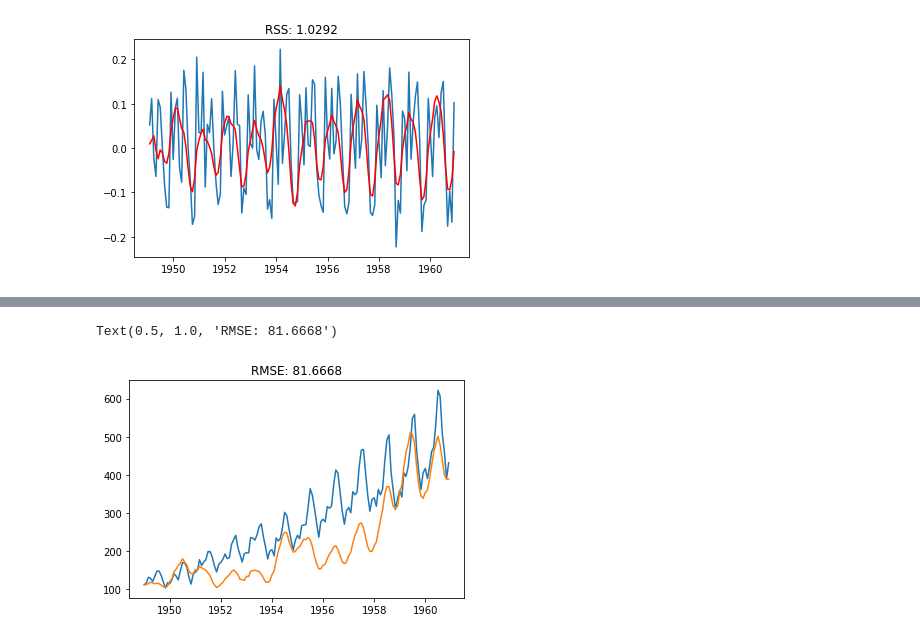
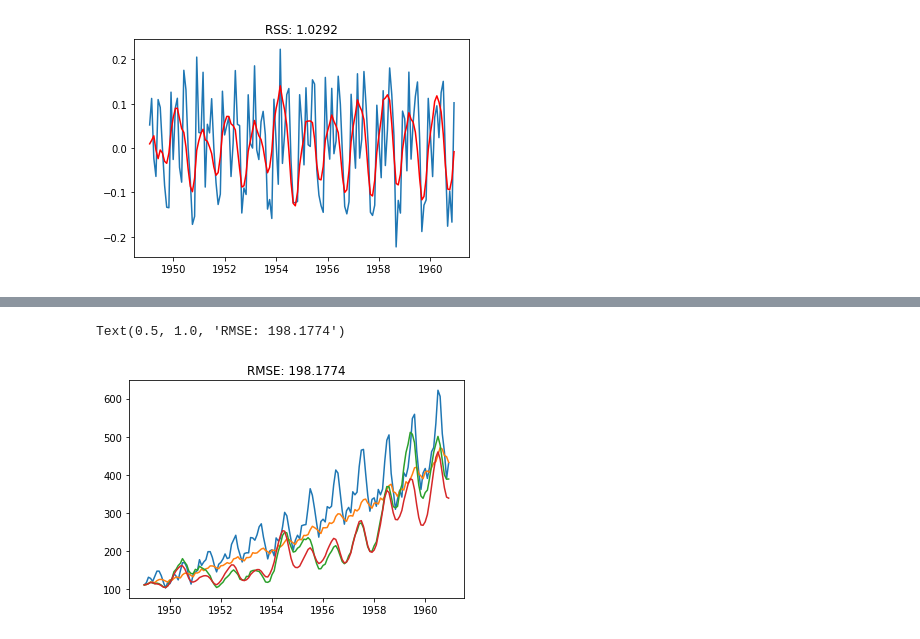
Before and after one commit to mas-student/ds-2019-03-hw12, a Jupyter notebook: hw12_part1.ipynb, the cells around one changed output, grey strips where cells are left out. Cells and saved outputs as stored; diff of their text form; code cells hidden in the pictures.

```diff
--- a/hw12_part1.ipynb
+++ b/hw12_part1.ipynb
@@ -207,7 +232,14 @@ Text(0.5, 1.0, 'RMSE: 90.1046')
 # %%
+# p = range(0, 3)
+# d = (1,)
+# q = range(0, 2)
+
 p = range(0, 3)
-d = (1,)
-q = range(0, 2)
+# d = (1,)
+d = range(1, 13)
+q = range(0, 3)
+
+
 
 from itertools import product
 
@@ -219,6 +250,0 @@ len(parameters_list)
-# %%
-for p, d, q in parameters_list:
-    model = ARIMA(ts_log, order=(p, d, q))
-    results_ARIMA = model.fit(disp=-1)
-    rss = sum((results_ARIMA.fittedvalues - ts_log_diff)**2)
-    print('for p={}, d={}, q={} RSS is {}'.format(p, d, q, rss))
@@ -241,12 +381,16 @@ Text(0.5, 1.0, 'RSS: 0.9832')
 # %%
-predictions_ARIMA_diff = pd.Series(results_ARIMA.fittedvalues, copy=True)
-predictions_ARIMA_diff_cumsum = predictions_ARIMA_diff.cumsum()
-predictions_ARIMA_log = pd.Series(ts_log.ix[0], index=ts_log.index)
-predictions_ARIMA_log = predictions_ARIMA_log.add(predictions_ARIMA_diff_cumsum,fill_value=0)
-predictions_ARIMA = np.exp(predictions_ARIMA_log)
+# # predictions_ARIMA_diff = pd.Series(results_ARIMA.fittedvalues, copy=True)
+# predictions_ARIMA_diff = pd.Series(results[1].fittedvalues, copy=True)
+# predictions_ARIMA_diff_cumsum = predictions_ARIMA_diff.cumsum()
+# predictions_ARIMA_log = pd.Series(ts_log.ix[0], index=ts_log.index)
+# predictions_ARIMA_log = predictions_ARIMA_log.add(predictions_ARIMA_diff_cumsum,fill_value=0)
+# predictions_ARIMA = np.exp(predictions_ARIMA_log)
 plt.plot(ts)
-plt.plot(predictions_ARIMA)
+# plt.plot(predictions_ARIMA)
+plt.plot(revert(results[0]))
+plt.plot(revert(results[1]))
+plt.plot(revert(results[2]))
 plt.title('RMSE: %.4f'% np.sqrt(sum((predictions_ARIMA-ts)**2)/len(ts)))
 # %% [output]
-Text(0.5, 1.0, 'RMSE: 81.6668')
+Text(0.5, 1.0, 'RMSE: 198.1774')
-[figure, old version]
+[figure, new version]
```
Also changed, not shown: parts of 11 cells of this notebook, 3 other files.
